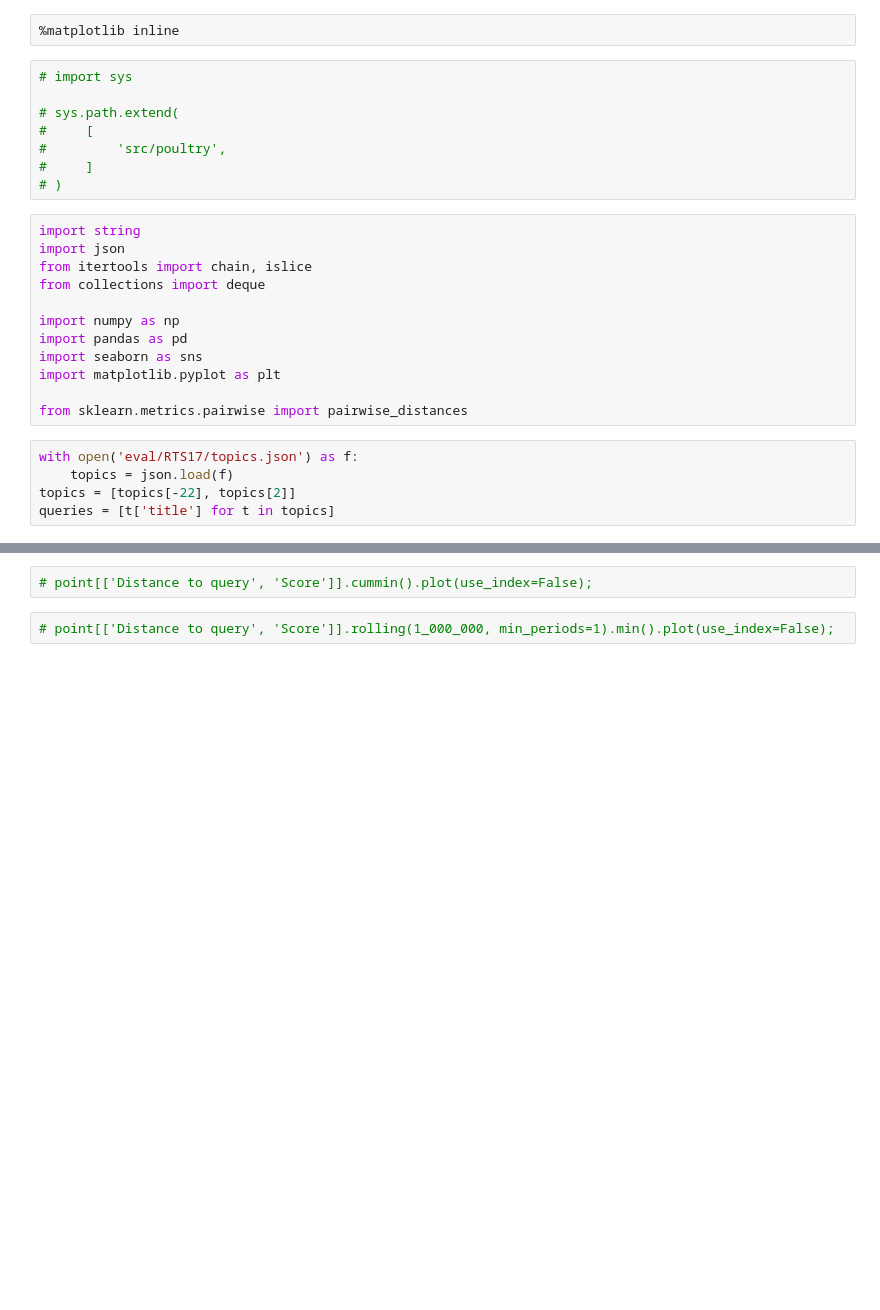
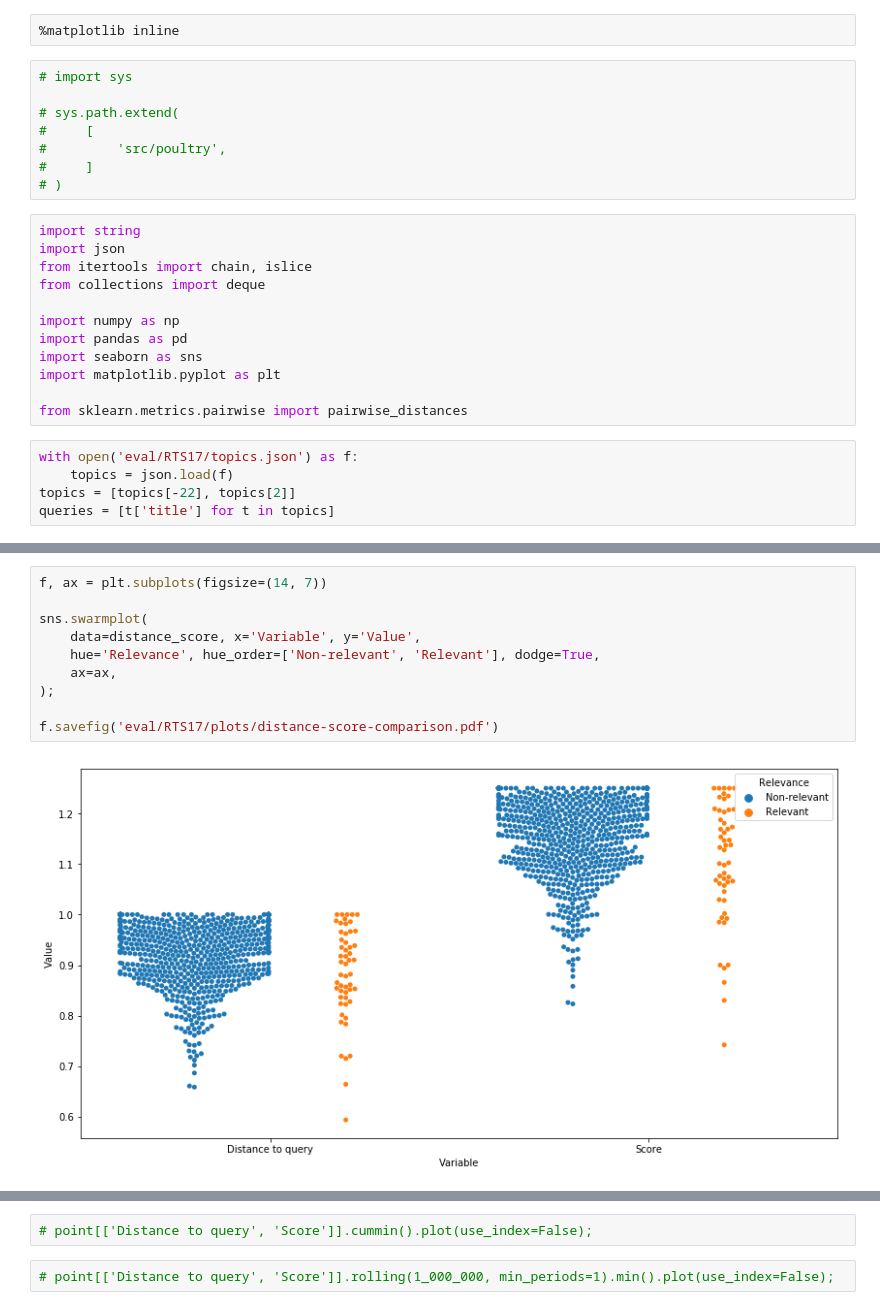
Before and after one commit to dimazest/flock, a Jupyter notebook: rocchio.ipynb, the cells around one changed output, grey strips where cells are left out. Cells and saved outputs as stored; diff of their text form; blank space fills up the shorter version.

```diff
--- a/rocchio.ipynb
+++ b/rocchio.ipynb
@@ -138,0 +159,12 @@ distance_score = (
+# %%
+f, ax = plt.subplots(figsize=(14, 7))
+
+sns.swarmplot(
+    data=distance_score, x='Variable', y='Value',
+    hue='Relevance', hue_order=['Non-relevant', 'Relevant'], dodge=True,
+    ax=ax,
+);
+
+f.savefig('eval/RTS17/plots/distance-score-comparison.pdf')
+# %% [output]
+[figure, added]
```
Also changed, not shown: parts of 24 cells of this notebook.
